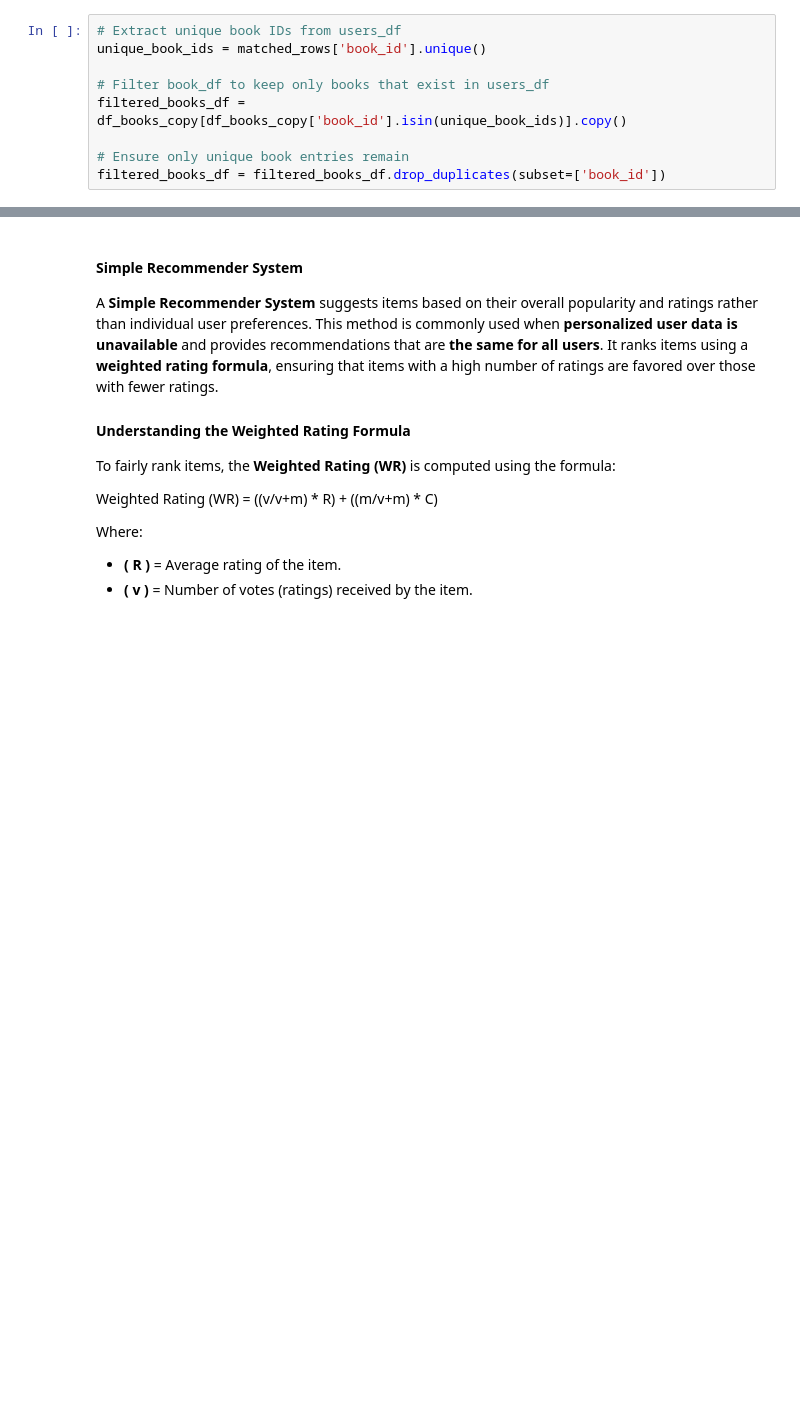
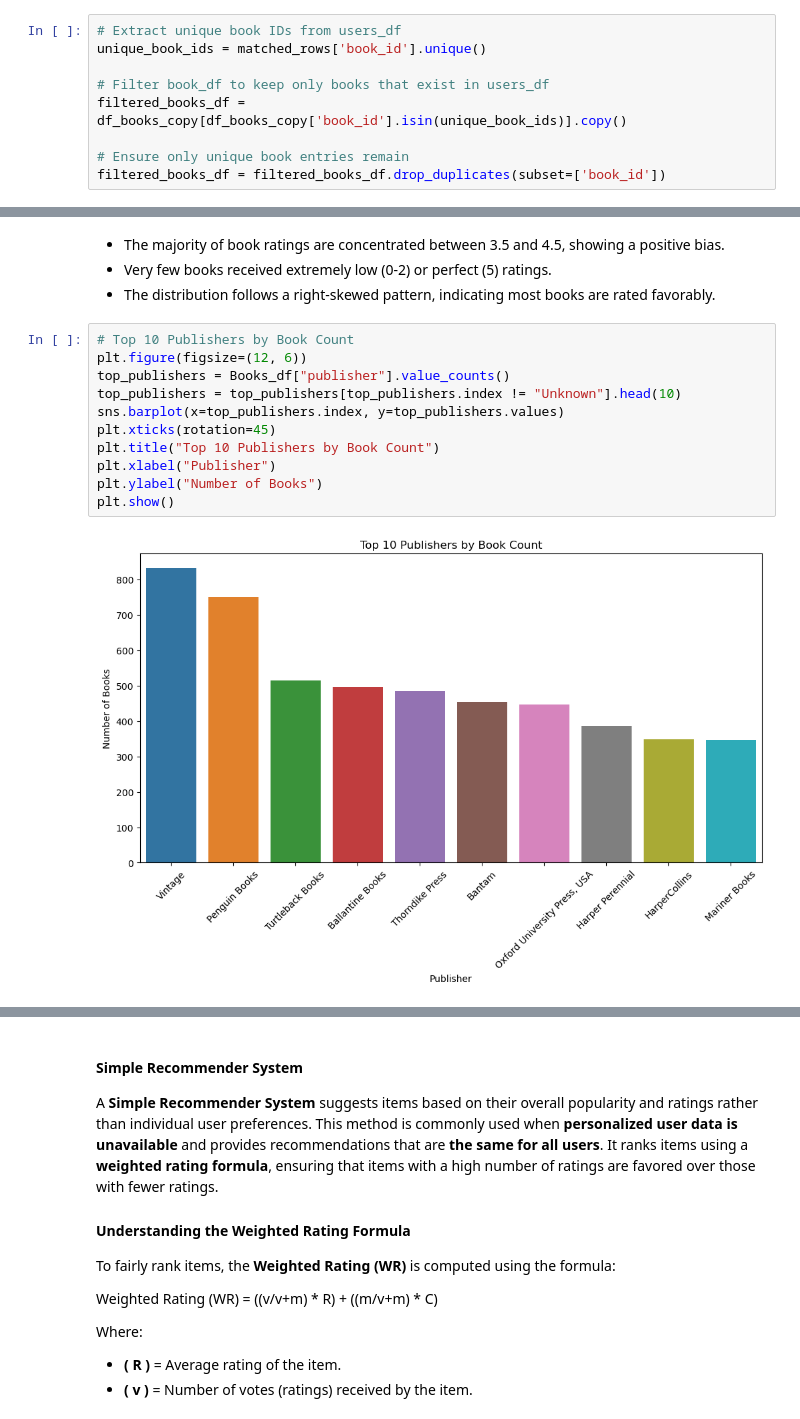
Before and after one commit to eben98/dsc_478_final_project_rec_system, a Jupyter notebook: final_project.ipynb, the cells around one changed output, grey strips where cells are left out. Saved outputs shown, nothing was run; the diff lists cells and outputs as text; blank space fills up the shorter version.

```diff
--- a/final_project.ipynb
+++ b/final_project.ipynb
@@ -466,0 +597,17 @@ filtered_books_df = filtered_books_df.drop_duplicates(subset=['book_id'])
+# %% [markdown]
+- The majority of book ratings are concentrated between 3.5 and 4.5, showing a positive bias.
+- Very few books received extremely low (0-2) or perfect (5) ratings.
+- The distribution follows a right-skewed pattern, indicating most books are rated favorably.
+# %%
+# Top 10 Publishers by Book Count
+plt.figure(figsize=(12, 6))
+top_publishers = Books_df["publisher"].value_counts()
+top_publishers = top_publishers[top_publishers.index != "Unknown"].head(10)
+sns.barplot(x=top_publishers.index, y=top_publishers.values)
+plt.xticks(rotation=45)
+plt.title("Top 10 Publishers by Book Count")
+plt.xlabel("Publisher")
+plt.ylabel("Number of Books")
+plt.show()
+# %% [output]
+[figure, added]
```
Also changed, not shown: parts of 78 cells of this notebook.
